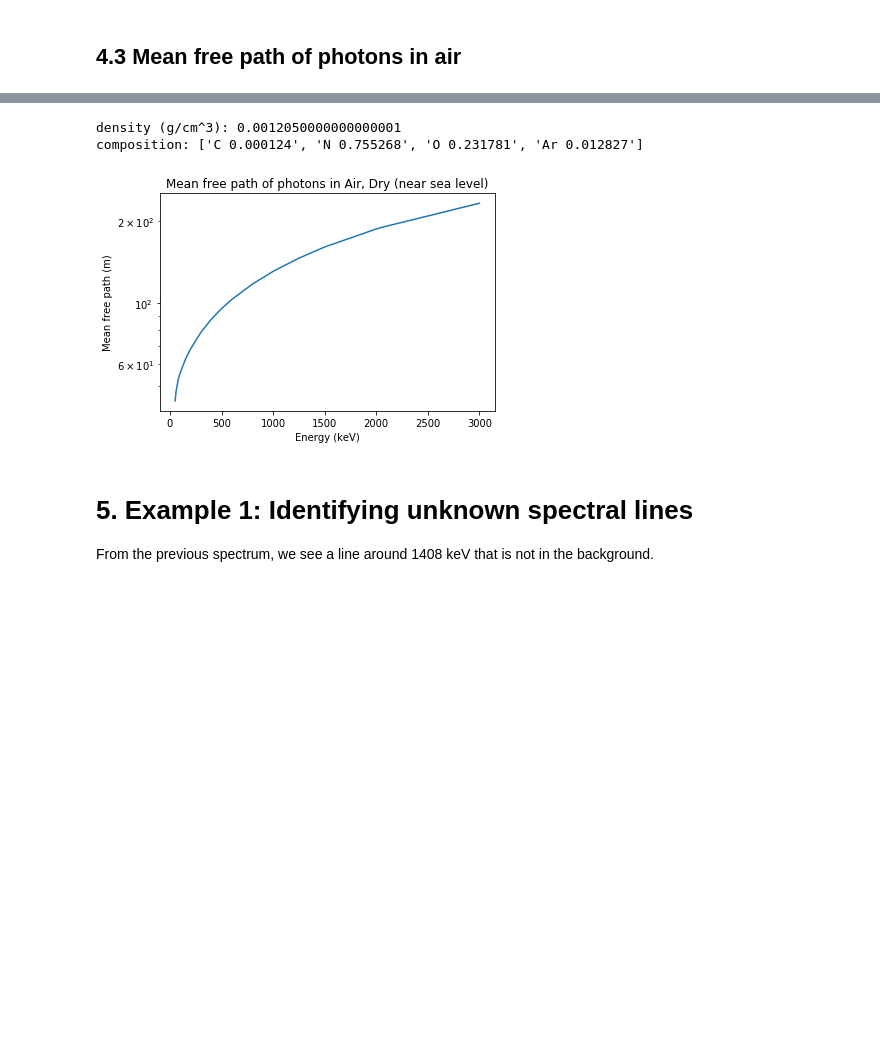
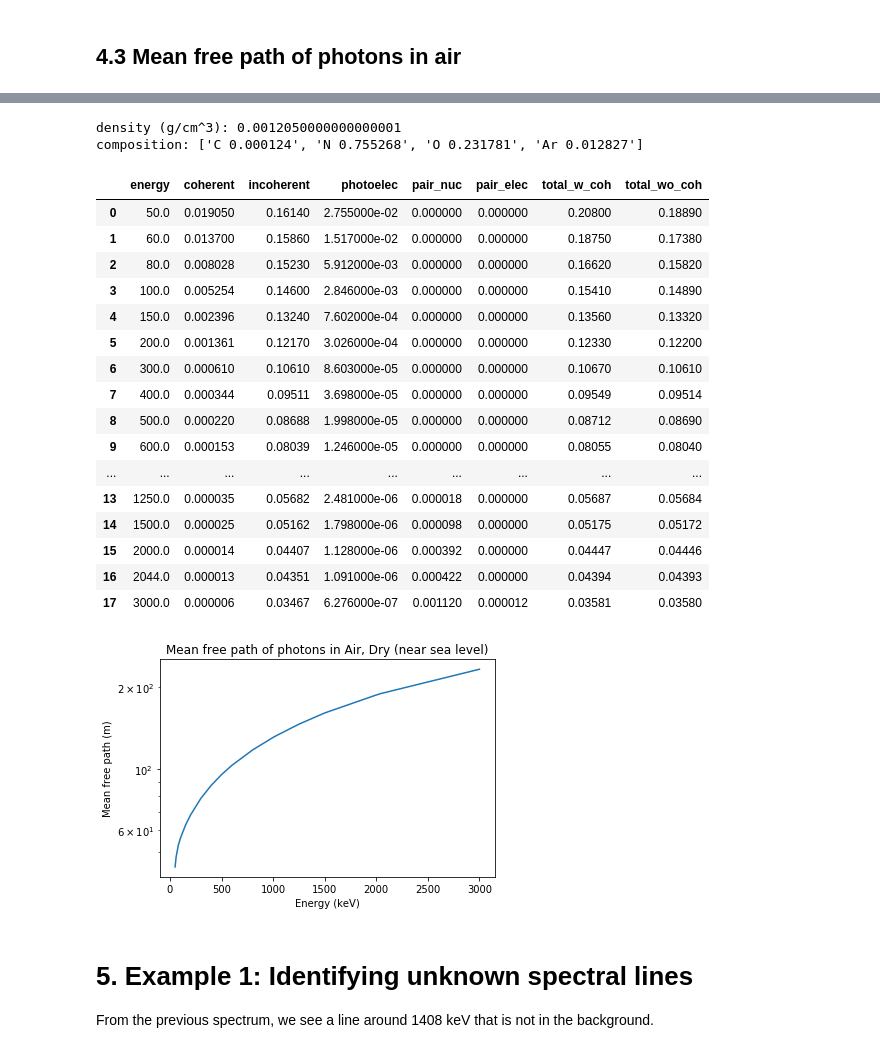
Before and after one commit to lbl-anp/becquerel, a Jupyter notebook: examples/quickstart.ipynb, the cells around one changed output, grey strips where cells are left out. Drawn from its saved outputs; the diff is of its cells as text; code cells hidden in the pictures; blank space fills up the shorter version.

```diff
--- a/examples/quickstart.ipynb
+++ b/examples/quickstart.ipynb
@@ -510,33 +521,51 @@ compound = 'Air, Dry (near sea level)'
 # retrieve NIST compound data
 comp_dat = bq.materials.fetch_compound_data()
 display(comp_dat.head())
 density = comp_dat.Density[comp_dat.Material == compound].values[0]
 composition = comp_dat.Composition_symbol[comp_dat.Material == compound].values[0]
 print('density (g/cm^3):', density)
 print('composition:', composition)
 
 # retrieve NIST XCOM cross sections
 xd = bq.xcom.fetch_xcom_data(composition, e_range_kev=[50., 3000.])
+display(xd)
 
 # calculate mean free path
 mfp_cm = 1 / (density * xd.total_wo_coh.values)
 mfp_m = mfp_cm / 100.
 
 plt.figure()
 plt.title('Mean free path of photons in ' + compound)
 plt.semilogy(xd.energy, mfp_m)
 plt.xlabel('Energy (keV)')
 plt.ylabel('Mean free path (m)')
 plt.show()
 # %% [output]
 |  | Material | Z_over_A | I_eV | Density | Composition_Z | Composition_symbol |
 | 0 | A-150 Tissue-Equivalent Plastic | 0.54903 | 65.1 | 1.127000 | [1: 0.101330, 6: 0.775498, 7: 0.0... | [H 0.101330, C 0.775498, N 0.0350... |
 | 1 | Adipose Tissue (ICRU-44) | 0.55579 | 64.8 | 0.950000 | [1: 0.114000, 6: 0.598000, 7: 0.0... | [H 0.114000, C 0.598000, N 0.0070... |
 | 2 | Air, Dry (near sea level) | 0.49919 | 85.7 | 0.001205 | [6: 0.000124, 7: 0.755268, 8: 0.2... | [C 0.000124, N 0.755268, O 0.2317... |
 | 3 | Alanine | 0.53876 | 71.9 | 1.424000 | [1: 0.079192, 6: 0.404437, 7: 0.1... | [H 0.079192, C 0.404437, N 0.1572... |
 | 4 | B-100 Bone-Equivalent Plastic | 0.52740 | 85.9 | 1.450000 | [1: 0.065473, 6: 0.536942, 7: 0.0... | [H 0.065473, C 0.536942, N 0.0215... |
 density (g/cm^3): 0.0012050000000000001
 composition: ['C 0.000124', 'N 0.755268', 'O 0.231781', 'Ar 0.012827']
+|  | energy | coherent | incoherent | photoelec | pair_nuc | pair_elec | total_w_coh | total_wo_coh |
+| 0 | 50.0 | 0.019050 | 0.16140 | 2.755000e-02 | 0.000000 | 0.000000 | 0.20800 | 0.18890 |
+| 1 | 60.0 | 0.013700 | 0.15860 | 1.517000e-02 | 0.000000 | 0.000000 | 0.18750 | 0.17380 |
+| 2 | 80.0 | 0.008028 | 0.15230 | 5.912000e-03 | 0.000000 | 0.000000 | 0.16620 | 0.15820 |
+| 3 | 100.0 | 0.005254 | 0.14600 | 2.846000e-03 | 0.000000 | 0.000000 | 0.15410 | 0.14890 |
+| 4 | 150.0 | 0.002396 | 0.13240 | 7.602000e-04 | 0.000000 | 0.000000 | 0.13560 | 0.13320 |
+| 5 | 200.0 | 0.001361 | 0.12170 | 3.026000e-04 | 0.000000 | 0.000000 | 0.12330 | 0.12200 |
+| 6 | 300.0 | 0.000610 | 0.10610 | 8.603000e-05 | 0.000000 | 0.000000 | 0.10670 | 0.10610 |
+| 7 | 400.0 | 0.000344 | 0.09511 | 3.698000e-05 | 0.000000 | 0.000000 | 0.09549 | 0.09514 |
+| 8 | 500.0 | 0.000220 | 0.08688 | 1.998000e-05 | 0.000000 | 0.000000 | 0.08712 | 0.08690 |
+| 9 | 600.0 | 0.000153 | 0.08039 | 1.246000e-05 | 0.000000 | 0.000000 | 0.08055 | 0.08040 |
+| ... | ... | ... | ... | ... | ... | ... | ... | ... |
+| 13 | 1250.0 | 0.000035 | 0.05682 | 2.481000e-06 | 0.000018 | 0.000000 | 0.05687 | 0.05684 |
+| 14 | 1500.0 | 0.000025 | 0.05162 | 1.798000e-06 | 0.000098 | 0.000000 | 0.05175 | 0.05172 |
+| 15 | 2000.0 | 0.000014 | 0.04407 | 1.128000e-06 | 0.000392 | 0.000000 | 0.04447 | 0.04446 |
+| 16 | 2044.0 | 0.000013 | 0.04351 | 1.091000e-06 | 0.000422 | 0.000000 | 0.04394 | 0.04393 |
+| 17 | 3000.0 | 0.000006 | 0.03467 | 6.276000e-07 | 0.001120 | 0.000012 | 0.03581 | 0.03580 |
 [figure]
 # %% [markdown]
 # 5. Example 1: Identifying unknown spectral lines
```
Also changed, not shown: parts of 8 cells of this notebook.
